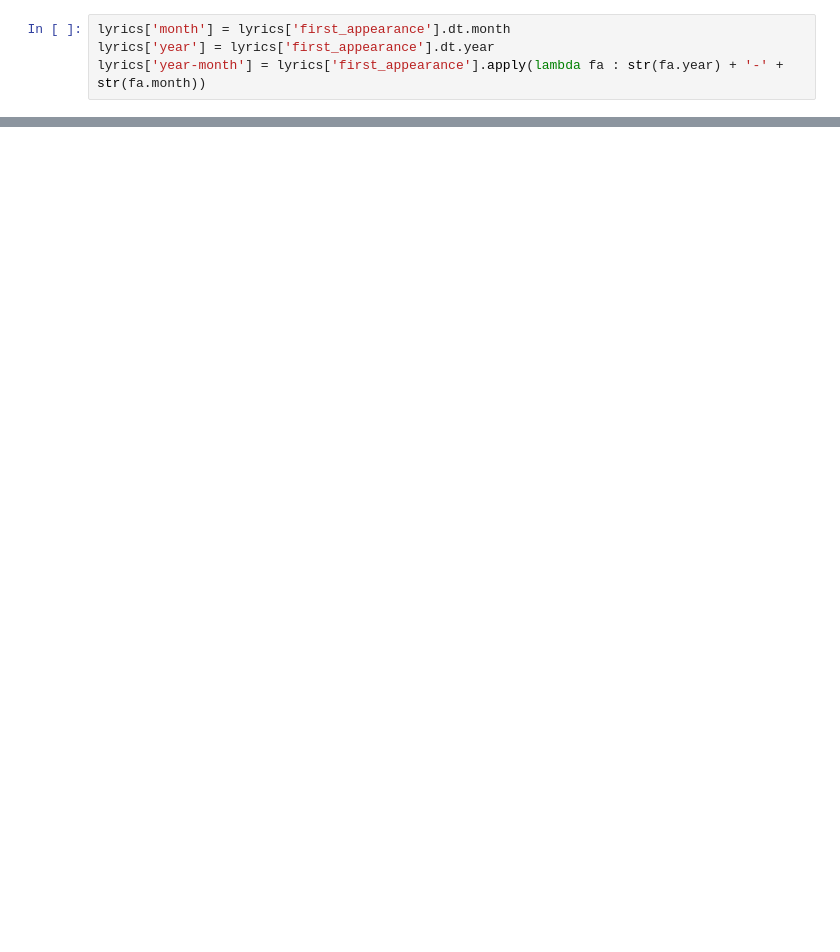
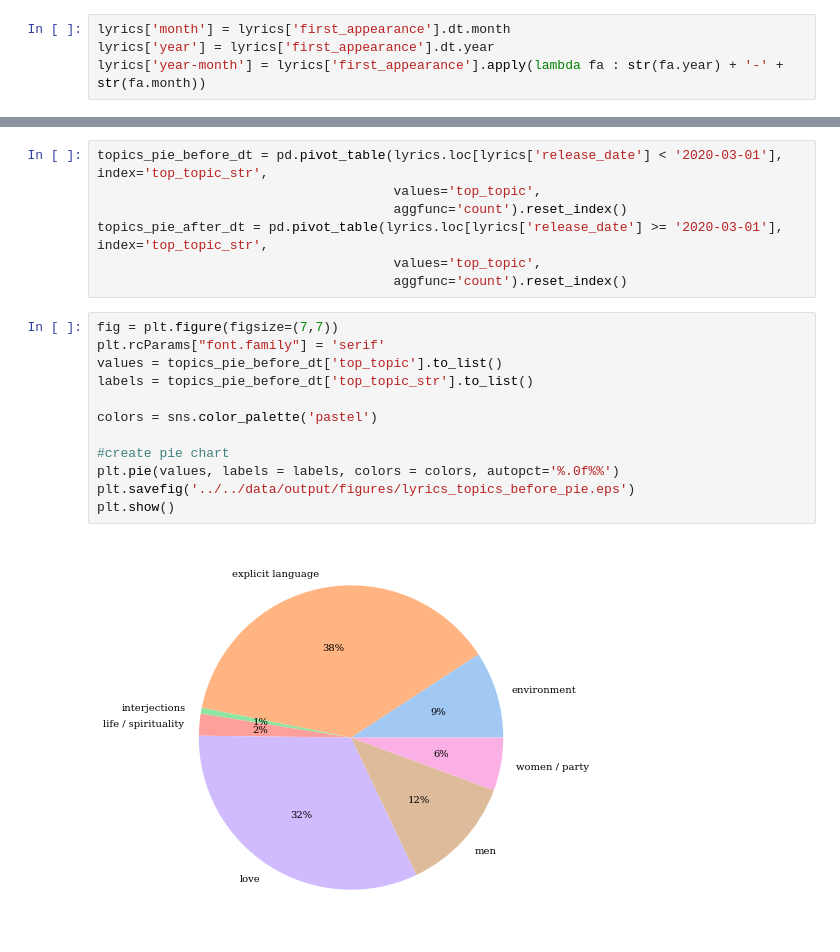
Before and after one commit to FelixSiegfriedRiedel/chart-lyrics-analysis, a Jupyter notebook: src/notebooks/topic_modeling.ipynb, the cells around one changed output, grey strips where cells are left out. Cells and saved outputs as stored; diff of their text form; blank space fills up the shorter version.

```diff
--- a/src/notebooks/topic_modeling.ipynb
+++ b/src/notebooks/topic_modeling.ipynb
@@ -499,0 +551,21 @@ lyrics_topics_dt
+# %%
+topics_pie_before_dt = pd.pivot_table(lyrics.loc[lyrics['release_date'] < '2020-03-01'], index='top_topic_str',
+                                      values='top_topic',
+                                      aggfunc='count').reset_index()
+topics_pie_after_dt = pd.pivot_table(lyrics.loc[lyrics['release_date'] >= '2020-03-01'], index='top_topic_str',
+                                      values='top_topic',
+                                      aggfunc='count').reset_index()
+# %%
+fig = plt.figure(figsize=(7,7))
+plt.rcParams["font.family"] = 'serif'
+values = topics_pie_before_dt['top_topic'].to_list()
+labels = topics_pie_before_dt['top_topic_str'].to_list()
+
+colors = sns.color_palette('pastel')
+
+#create pie chart
+plt.pie(values, labels = labels, colors = colors, autopct='%.0f%%')
+plt.savefig('../../data/output/figures/lyrics_topics_before_pie.eps')
+plt.show()
+# %% [output]
+[figure, added]
```
Also changed, not shown: parts of 30 cells of this notebook, 32 other files.
